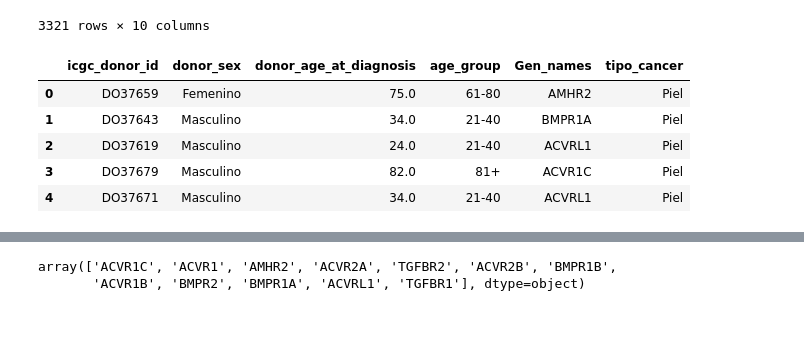
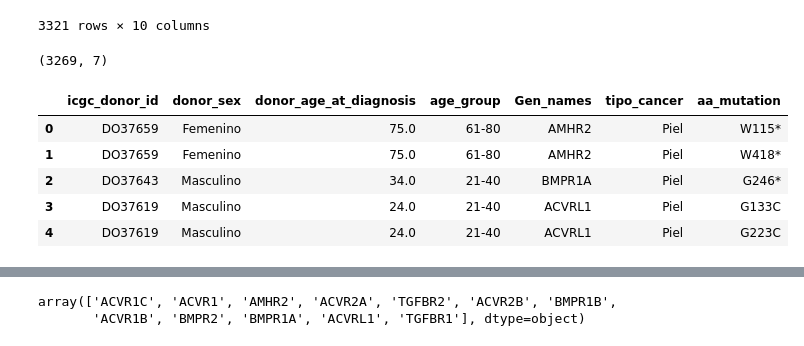
Before and after one commit to Nanocell-Lab/TCancer_RareDiseases, a Jupyter notebook: src/08_Patient_ICGC.ipynb, the cells around one changed output, grey strips where cells are left out. Drawn from its saved outputs; the diff is of its cells as text; code cells hidden in the pictures.

```diff
--- a/src/08_Patient_ICGC.ipynb
+++ b/src/08_Patient_ICGC.ipynb
@@ -2000,14 +2181,16 @@ df_mut
 | 3320 | TGFBR2 | DO8634 | L54P | missense_variant | Colon | 757.0 | ... |
 3321 rows × 10 columns
 # %%
-donor_gen = df_donor_sex.merge(df_mut[['icgc_donor_id', 'Gen_names','tipo_cancer']], on='icgc_donor_id')
+donor_gen = df_donor_sex.merge(df_mut[['icgc_donor_id', 'Gen_names','tipo_cancer','aa_mutation']], on='icgc_donor_id')
 donor_gen = donor_gen.drop_duplicates().reset_index(drop=True)
+print(donor_gen.shape)
 donor_gen.head()
 # %% [output]
+(3269, 7)
-|  | icgc_donor_id | donor_sex | donor_age_at_diagnosis | age_group | Gen_names | tipo_cancer |
-| 0 | DO37659 | Femenino | 75.0 | 61-80 | AMHR2 | Piel |
-| 1 | DO37643 | Masculino | 34.0 | 21-40 | BMPR1A | Piel |
-| 2 | DO37619 | Masculino | 24.0 | 21-40 | ACVRL1 | Piel |
-| 3 | DO37679 | Masculino | 82.0 | 81+ | ACVR1C | Piel |
-| 4 | DO37671 | Masculino | 34.0 | 21-40 | ACVRL1 | Piel |
+|  | icgc_donor_id | donor_sex | donor_age_at_diagnosis | age_group | Gen_names | tipo_cancer | aa_mutation |
+| 0 | DO37659 | Femenino | 75.0 | 61-80 | AMHR2 | Piel | W115* |
+| 1 | DO37659 | Femenino | 75.0 | 61-80 | AMHR2 | Piel | W418* |
+| 2 | DO37643 | Masculino | 34.0 | 21-40 | BMPR1A | Piel | G246* |
+| 3 | DO37619 | Masculino | 24.0 | 21-40 | ACVRL1 | Piel | G133C |
+| 4 | DO37619 | Masculino | 24.0 | 21-40 | ACVRL1 | Piel | G223C |
 # %%
```
Also changed, not shown: parts of 33 cells of this notebook, 23 other files.
